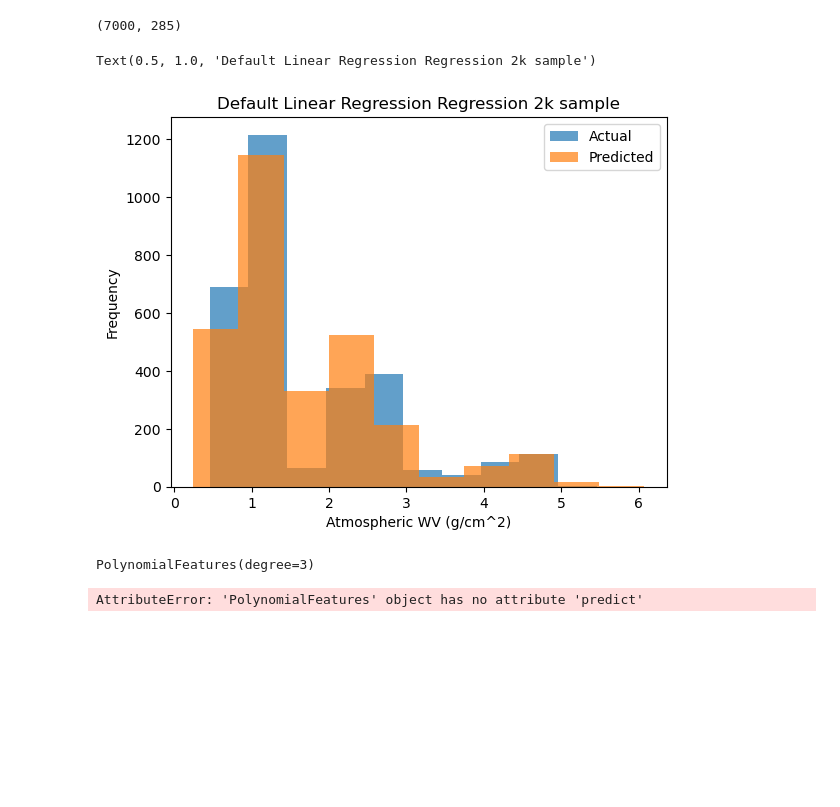
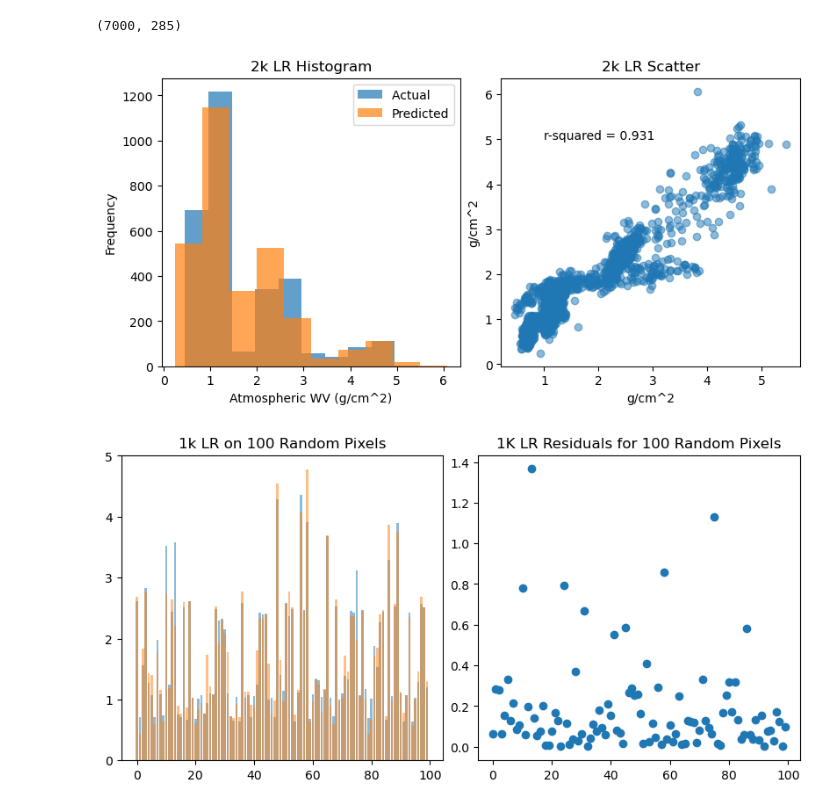
Before and after one commit to varunpatro1/water_vapor_estimation, a Jupyter notebook: linear_models.ipynb, the cells around one changed output. Drawn from its saved outputs; the diff is of its cells as text; code cells hidden in the pictures; blank space fills up the shorter version.

```diff
--- a/linear_models.ipynb
+++ b/linear_models.ipynb
@@ -16,15 +17,6 @@ X_train.shape
 # %% [output]
 (7000, 285)
 # %%
-lr = LinearRegression().fit(X_train, y_train)
+lr = LinearRegression()
+lr.fit(X_train, y_train)
+y_pred = lr.predict(X_test)
-# %%
-y_pred = lr.predict(X_test)
-plt.hist(y_test, alpha = 0.7, label = 'Actual')
-plt.hist(y_pred, alpha = 0.7, label = 'Predicted')
-plt.legend()
-plt.xlabel('Atmospheric WV (g/cm^2)')
-plt.ylabel('Frequency')
-plt.title('Default Linear Regression Regression 2k sample')
-# %% [output]
-Text(0.5, 1.0, 'Default Linear Regression Regression 2k sample')
-[figure, removed]
@@ -33,15 +23,10 @@ from sklearn.preprocessing import PolynomialFeatures
-# %%
-poly = PolynomialFeatures(3)
-poly.fit(X_train, y_train)
-# %% [output]
-PolynomialFeatures(degree=3)
-# %%
-y_pred = poly.predict(X_test)
-plt.hist(y_test, alpha = 0.7, label = 'Actual')
-plt.hist(y_pred, alpha = 0.7, label = 'Predicted')
-plt.legend()
-plt.xlabel('Atmospheric WV (g/cm^2)')
-plt.ylabel('Frequency')
-plt.title('Default Polynomial Regression Regression 2k sample')
-# %% [output]
-AttributeError: 'PolynomialFeatures' object has no attribute 'predict'
+# %%
+assessment.plot_hist_and_scatter(y_test, y_pred, '2k LR Histogram', '2k LR Scatter')
+# %% [output]
+[figure, added]
+# %%
+indices = np.random.randint(0, y_test.shape[0], 100)
+test, pred = assessment.random_select(y_test, y_pred, indices)
+assessment.plot_bar_and_residuals(test, pred, '1k LR on 100 Random Pixels', '1K LR Residuals for 100 Random Pixels')
+# %% [output]
+[figure, added]
```
Also changed, not shown: parts of 2 cells of this notebook, 3 other files.
